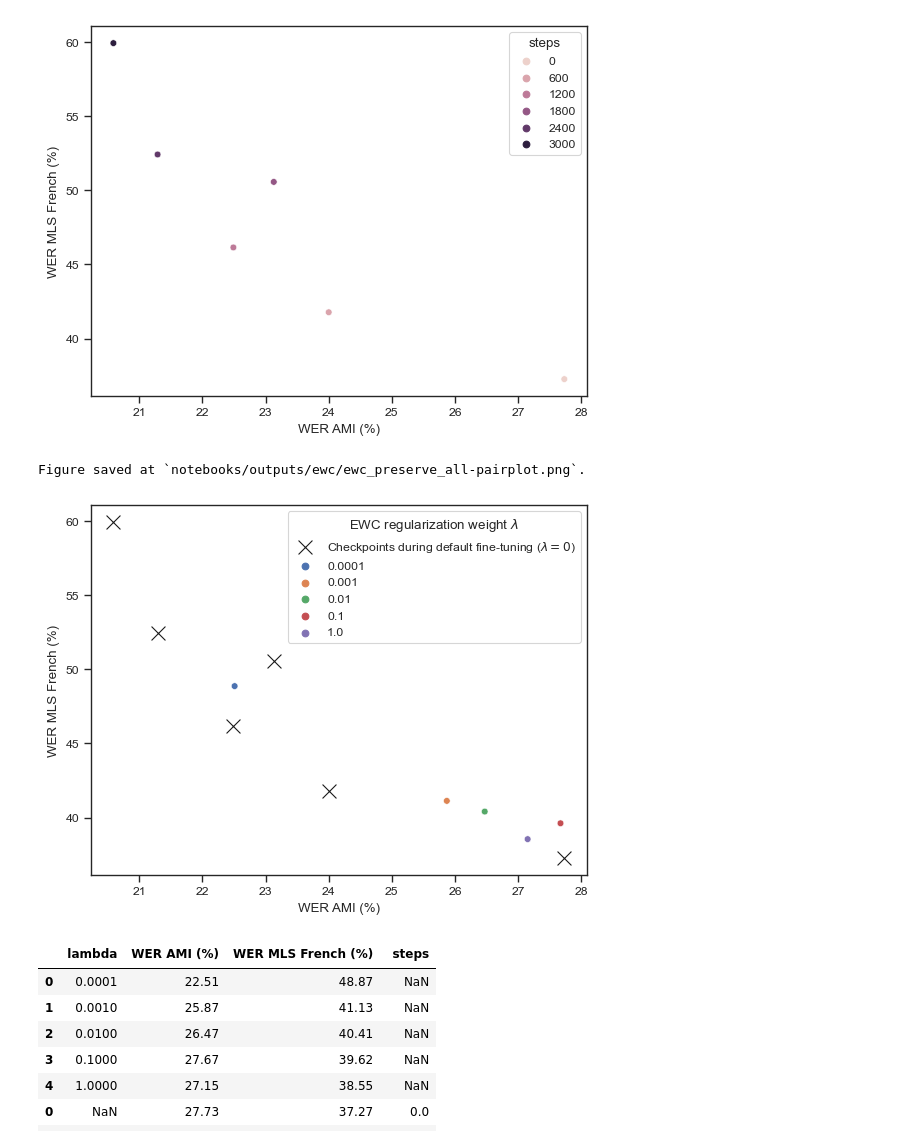
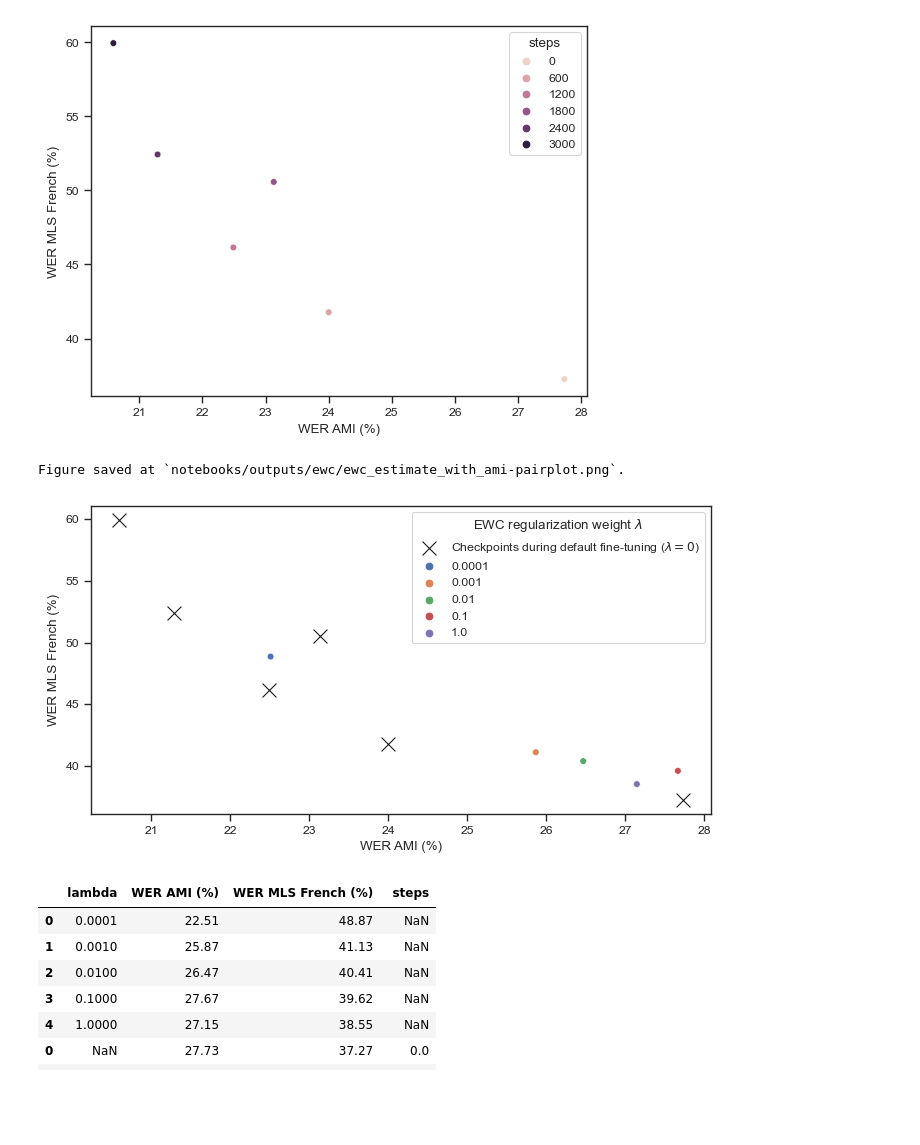
Before and after one commit to tonywu71/distilling-and-forgetting-in-large-pre-trained-models, a Jupyter notebook: notebooks/plot_pairplot_ewc.ipynb, the cells around one changed output. Drawn from its saved outputs; the diff is of its cells as text; code cells hidden in the pictures; blank space fills up the shorter version.

```diff
--- a/notebooks/plot_pairplot_ewc.ipynb
+++ b/notebooks/plot_pairplot_ewc.ipynb
@@ -62,17 +62,18 @@ sns.scatterplot(data=df_vanilla, x=x_col, y=y_col, hue="steps")
 <Axes: xlabel='WER AMI (%)', ylabel='WER MLS French (%)'>
 [figure]
 # %%
+plt.figure(figsize=(8, 4))
 sns.scatterplot(data=df_vanilla, x=x_col, y=y_col, marker="x", s=100, color="k", label=r"Checkpoints during default fine-tuning ($\lambda = 0$)")
 sns.scatterplot(data=df_ewc, x=x_col, y=y_col, hue="lambda")
 plt.legend(title=r"EWC regularization weight $\lambda$")
 
-savepath = OUTPUT_DIR / "ewc_preserve_all-pairplot.png"
+savepath = OUTPUT_DIR / "ewc_estimate_with_ami-pairplot.png"
 savepath.parent.mkdir(parents=True, exist_ok=True)
 plt.savefig(savepath)
 print(f"Figure saved at `{savepath}`.")
 # %% [output]
-Figure saved at `notebooks/outputs/ewc/ewc_preserve_all-pairplot.png`.
+Figure saved at `notebooks/outputs/ewc/ewc_estimate_with_ami-pairplot.png`.
-[figure, old version]
+[figure, new version]
 # %%
 df_all = pd.concat([df_ewc, df_vanilla])
 df_all
```
Also changed, not shown: parts of 1 cell of this notebook, 43 other files.
